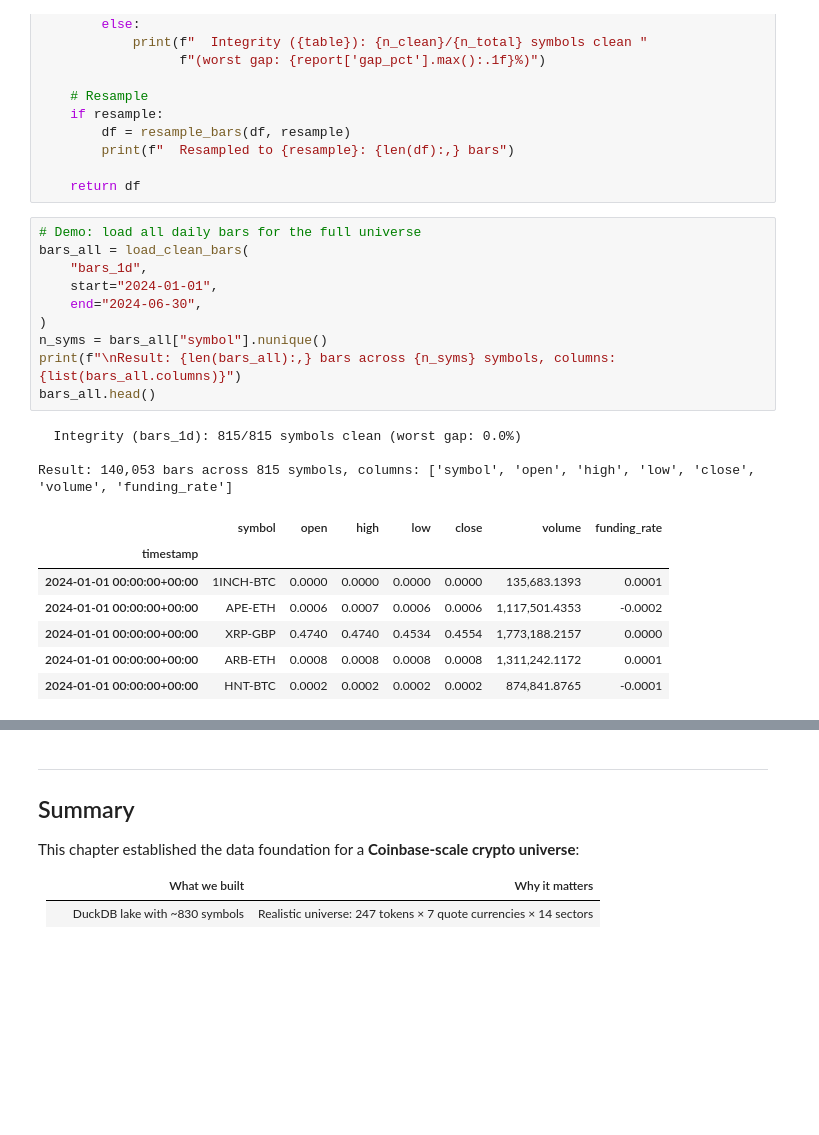
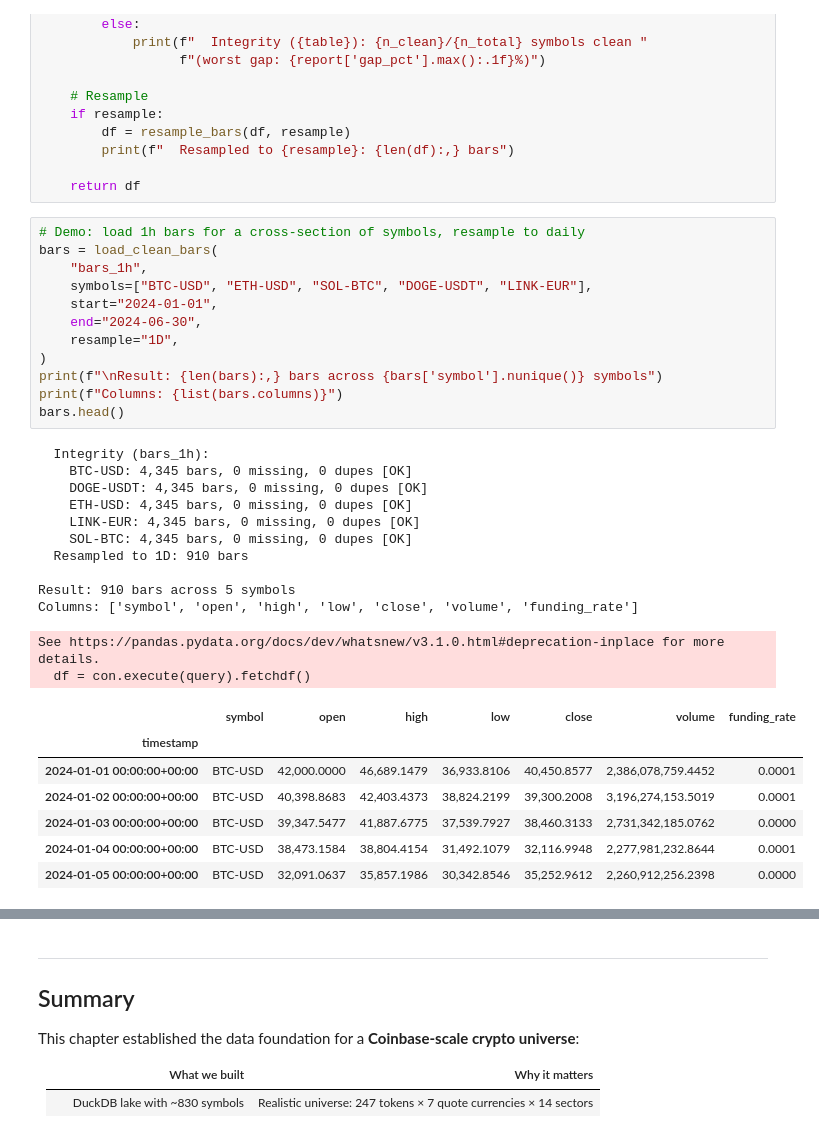
Before and after one commit to ytfloyd/ml_4_da, a Jupyter notebook: notebooks/ch02_market_data.ipynb, the cells around one changed output, grey strips where cells are left out. Drawn from its saved outputs; the diff is of its cells as text; blank space fills up the shorter version.

```diff
--- a/notebooks/ch02_market_data.ipynb
+++ b/notebooks/ch02_market_data.ipynb
@@ -1226,26 +1297,37 @@ def load_clean_bars(
 
     return df
 # %%
-# Demo: load all daily bars for the full universe
-bars_all = load_clean_bars(
-    "bars_1d",
+# Demo: load 1h bars for a cross-section of symbols, resample to daily
+bars = load_clean_bars(
+    "bars_1h",
+    symbols=["BTC-USD", "ETH-USD", "SOL-BTC", "DOGE-USDT", "LINK-EUR"],
     start="2024-01-01",
     end="2024-06-30",
+    resample="1D",
 )
-n_syms = bars_all["symbol"].nunique()
-print(f"\nResult: {len(bars_all):,} bars across {n_syms} symbols, columns: {list(bars_all.columns)}")
-bars_all.head()
+print(f"\nResult: {len(bars):,} bars across {bars['symbol'].nunique()} symbols")
+print(f"Columns: {list(bars.columns)}")
+bars.head()
 # %% [output]
-  Integrity (bars_1d): 815/815 symbols clean (worst gap: 0.0%)
+  Integrity (bars_1h):
+    BTC-USD: 4,345 bars, 0 missing, 0 dupes [OK]
+    DOGE-USDT: 4,345 bars, 0 missing, 0 dupes [OK]
+    ETH-USD: 4,345 bars, 0 missing, 0 dupes [OK]
+    LINK-EUR: 4,345 bars, 0 missing, 0 dupes [OK]
+    SOL-BTC: 4,345 bars, 0 missing, 0 dupes [OK]
+  Resampled to 1D: 910 bars
 
-Result: 140,053 bars across 815 symbols, columns: ['symbol', 'open', 'high', 'low', 'close', 'volume', 'funding_rate']
+Result: 910 bars across 5 symbols
+Columns: ['symbol', 'open', 'high', 'low', 'close', 'volume', 'funding_rate']
+See https://pandas.pydata.org/docs/dev/whatsnew/v3.1.0.html#deprecation-inplace for more details.
+  df = con.execute(query).fetchdf()
 |  | symbol | open | high | low | close | volume | funding_rate |
 | timestamp |  |  |  |  |  |  |  |
-| 2024-01-01 00:00:00+00:00 | 1INCH-BTC | 0.0000 | 0.0000 | 0.0000 | 0.0000 | 135,683.1393 | 0.0001 |
-| 2024-01-01 00:00:00+00:00 | APE-ETH | 0.0006 | 0.0007 | 0.0006 | 0.0006 | 1,117,501.4353 | -0.0002 |
-| 2024-01-01 00:00:00+00:00 | XRP-GBP | 0.4740 | 0.4740 | 0.4534 | 0.4554 | 1,773,188.2157 | 0.0000 |
-| 2024-01-01 00:00:00+00:00 | ARB-ETH | 0.0008 | 0.0008 | 0.0008 | 0.0008 | 1,311,242.1172 | 0.0001 |
-| 2024-01-01 00:00:00+00:00 | HNT-BTC | 0.0002 | 0.0002 | 0.0002 | 0.0002 | 874,841.8765 | -0.0001 |
+| 2024-01-01 00:00:00+00:00 | BTC-USD | 42,000.0000 | 46,689.1479 | 36,933.8106 | 40,450.8577 | 2,386,078,759.4452 | 0.0001 |
+| 2024-01-02 00:00:00+00:00 | BTC-USD | 40,398.8683 | 42,403.4373 | 38,824.2199 | 39,300.2008 | 3,196,274,153.5019 | 0.0001 |
+| 2024-01-03 00:00:00+00:00 | BTC-USD | 39,347.5477 | 41,887.6775 | 37,539.7927 | 38,460.3133 | 2,731,342,185.0762 | 0.0000 |
+| 2024-01-04 00:00:00+00:00 | BTC-USD | 38,473.1584 | 38,804.4154 | 31,492.1079 | 32,116.9948 | 2,277,981,232.8644 | 0.0001 |
+| 2024-01-05 00:00:00+00:00 | BTC-USD | 32,091.0637 | 35,857.1986 | 30,342.8546 | 35,252.9612 | 2,260,912,256.2398 | 0.0000 |
 # %%
 # Demo: load specific symbols — works with any subset
 daily = load_clean_bars(
```
Also changed, not shown: parts of 16 cells of this notebook.
